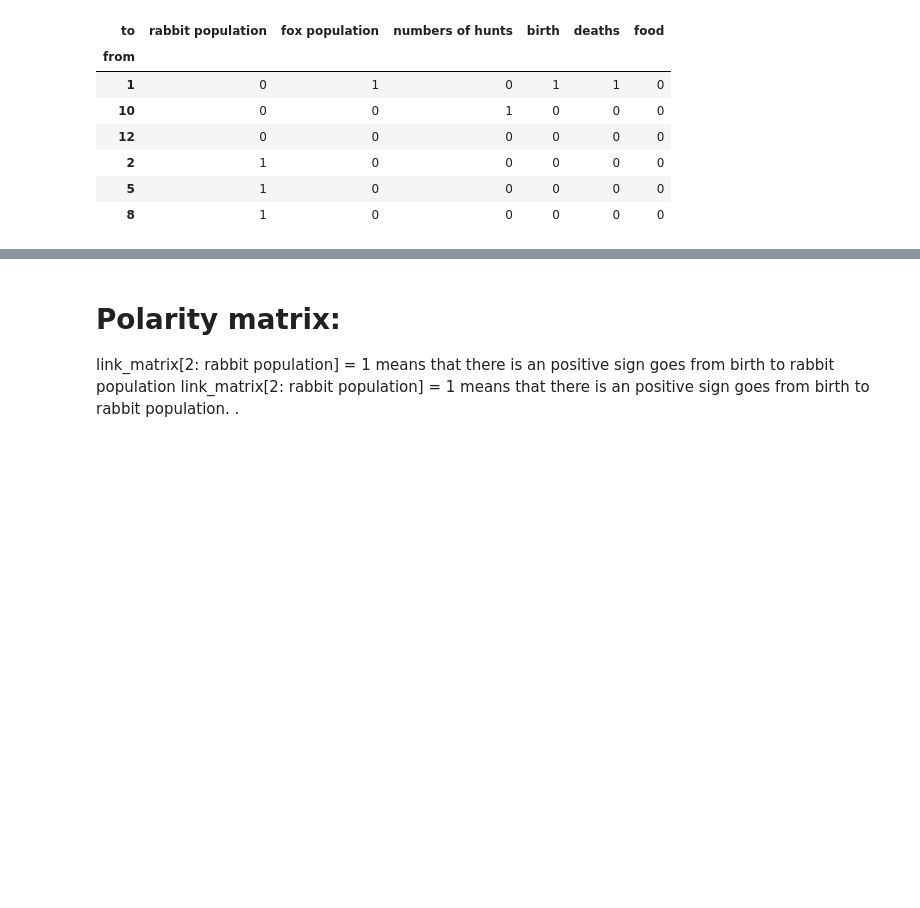
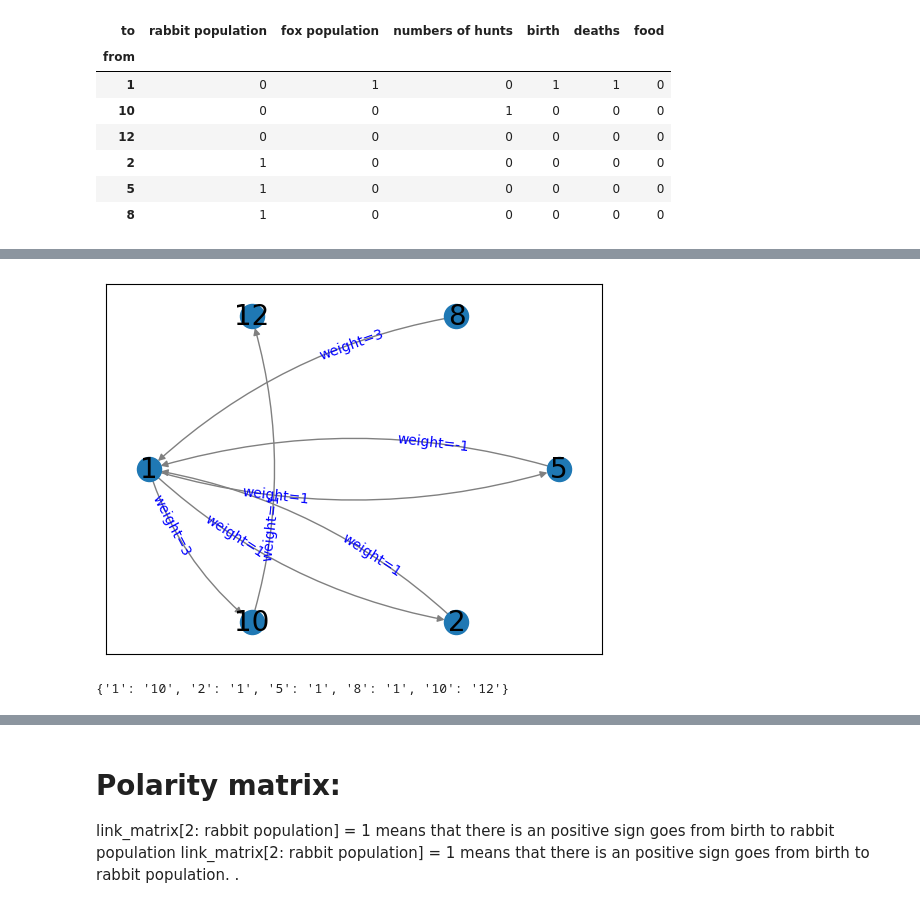
Before and after one commit to georgia-max/MentalMaps_Aggregation, a Jupyter notebook: Toy_Model.ipynb, the cells around one changed output, grey strips where cells are left out. Saved outputs shown, nothing was run; the diff lists cells and outputs as text; code cells hidden in the pictures; blank space fills up the shorter version.

```diff
--- a/Toy_Model.ipynb
+++ b/Toy_Model.ipynb
@@ -169,0 +206,18 @@ link_matrix
+# %%
+df_subset = df_links[['from', 'to', 'polarity_type']]
+# Change the column name polarity type of weight
+df_subset = df_subset.rename(columns={'polarity_type': 'weight'})
+
+# df_links.groupby('from').apply(lambda x: x.set_index('to').to_dict(orient='index'), include_groups=False).to_dict()
+d = df_subset.groupby('from').apply(lambda x: x.set_index('to').to_dict(orient='index'), include_groups=False).to_dict()
+# %%
+G_test = nx.MultiDiGraph(d)
+draw_labeled_multigraph(G_test, "weight")
+# %% [output]
+[figure, added]
+# %%
+df_links.groupby('from').apply(lambda x: x.set_index('to').to_dict(orient='index'), include_groups=False).to_dict()
+dict_links = df_links.set_index('from').to_dict()['to']
+dict_links
+# %% [output]
+{'1': '10', '2': '1', '5': '1', '8': '1', '10': '12'}
```
Also changed, not shown: parts of 28 cells of this notebook, 4 other files.
